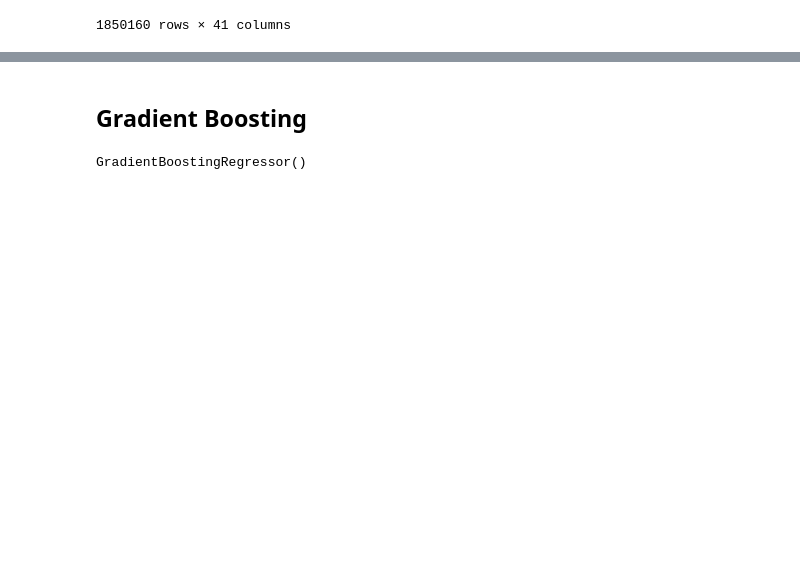
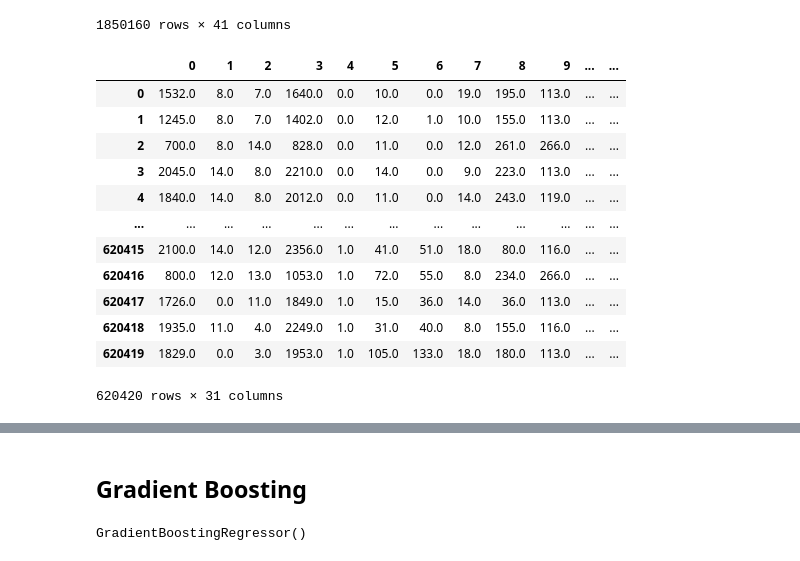
Before and after one commit to AMVamsi/Flight_Delay_Prediction, a Jupyter notebook: Regression .ipynb, the cells around one changed output, grey strips where cells are left out. Saved outputs shown, nothing was run; the diff lists cells and outputs as text; code cells hidden in the pictures; blank space fills up the shorter version.

```diff
--- a/Regression .ipynb
+++ b/Regression .ipynb
@@ -30,3 +30,27 @@ df
 | 1850158 | 2.0 | 2016.0 | 5.0 | 20.0 | 1700.0 | 0.0 | 1734.0 | 11292.0 | 12266.0 | ... |
 | 1850159 | 2.0 | 2016.0 | 5.0 | 20.0 | 2100.0 | 0.0 | 2155.0 | 12266.0 | 12889.0 | ... |
 1850160 rows × 41 columns
+# %%
+#importing data from under sampling
+xrun=pd.DataFrame()
+#yrun=pd.DataFrame()
+xrun=pd.read_csv("/Users/msml/Vamsi/SF/SF_Projects/X_reg_un.csv")
+#yrun=pd.read_csv("/Users/msml/Vamsi/SF/SF_Projects/y_reg_un.csv")
+#yrun=np.asarray(yrun["0"])
+# %%
+d=pd.DataFrame(xrun)
+d
+# %% [output]
+|  | 0 | 1 | 2 | 3 | 4 | 5 | 6 | 7 | 8 | 9 | ... | ... |
+| 0 | 1532.0 | 8.0 | 7.0 | 1640.0 | 0.0 | 10.0 | 0.0 | 19.0 | 195.0 | 113.0 | ... | ... |
+| 1 | 1245.0 | 8.0 | 7.0 | 1402.0 | 0.0 | 12.0 | 1.0 | 10.0 | 155.0 | 113.0 | ... | ... |
+| 2 | 700.0 | 8.0 | 14.0 | 828.0 | 0.0 | 11.0 | 0.0 | 12.0 | 261.0 | 266.0 | ... | ... |
+| 3 | 2045.0 | 14.0 | 8.0 | 2210.0 | 0.0 | 14.0 | 0.0 | 9.0 | 223.0 | 113.0 | ... | ... |
+| 4 | 1840.0 | 14.0 | 8.0 | 2012.0 | 0.0 | 11.0 | 0.0 | 14.0 | 243.0 | 119.0 | ... | ... |
+| ... | ... | ... | ... | ... | ... | ... | ... | ... | ... | ... | ... | ... |
+| 620415 | 2100.0 | 14.0 | 12.0 | 2356.0 | 1.0 | 41.0 | 51.0 | 18.0 | 80.0 | 116.0 | ... | ... |
+| 620416 | 800.0 | 12.0 | 13.0 | 1053.0 | 1.0 | 72.0 | 55.0 | 8.0 | 234.0 | 266.0 | ... | ... |
+| 620417 | 1726.0 | 0.0 | 11.0 | 1849.0 | 1.0 | 15.0 | 36.0 | 14.0 | 36.0 | 113.0 | ... | ... |
+| 620418 | 1935.0 | 11.0 | 4.0 | 2249.0 | 1.0 | 31.0 | 40.0 | 8.0 | 155.0 | 116.0 | ... | ... |
+| 620419 | 1829.0 | 0.0 | 3.0 | 1953.0 | 1.0 | 105.0 | 133.0 | 18.0 | 180.0 | 113.0 | ... | ... |
+620420 rows × 31 columns
```
Also changed, not shown: parts of 42 cells of this notebook.
